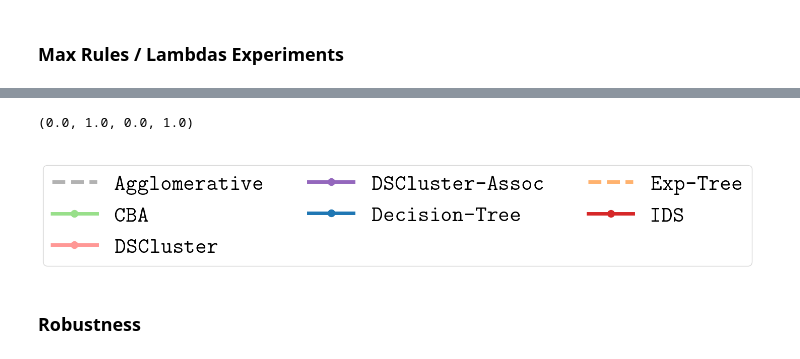
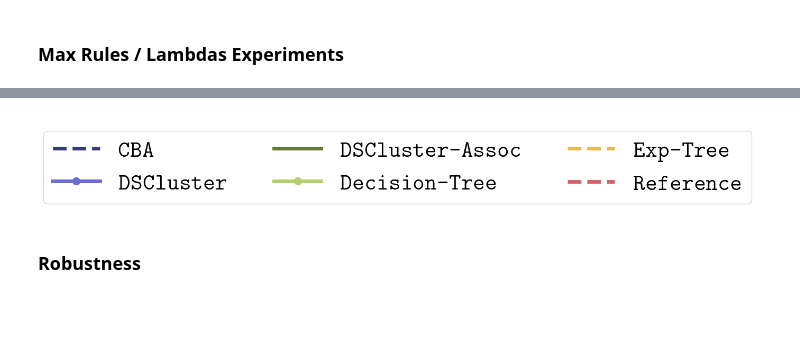
Before and after one commit to kevinqnb/interpretable-clustering, a Jupyter notebook: examples/experiments.ipynb, the cells around one changed output, grey strips where cells are left out. Drawn from its saved outputs; the diff is of its cells as text; code cells hidden in the pictures; blank space fills up the shorter version.

Commit message:
experiment figures

```diff
--- a/examples/experiments.ipynb
+++ b/examples/experiments.ipynb
@@ -88,13 +72,13 @@ are therefore plotted as a part of the `interpretable_measurements.py` and `expl
 files.
 # %%
 # Specify a dataset
-dataset = 'aniso'
+dataset = 'spiral'
 
 # Specify an experiment
 experiment = 'max_rules'
 
 # Specify reference clustering
-ref = 'agglo'
+ref = 'dbscan'
 # %% [markdown]
 ### Max Rules / Lambdas Experiments
 # %%
@@ -102,6 +86,28 @@ ref = 'agglo'
 fname = "../data/experiments/" + dataset + "/" + experiment + "/exp_" + ref + ".csv"
 experiment_df = pd.read_csv(fname, header=[0, 1, 2], index_col=0)
 
+new_columns = []
+for col in experiment_df.columns:
+    feature = col[0]
+    method = col[1]
+    sample = col[2]
+    method_sample = method.split('_')
+    if len(method_sample) > 1:
+        sample = int(method_sample[1])
+    else:
+        sample = 0
+
+    if method_sample[0] in ['KMeans', 'DBSCAN', 'Agglomerative']:
+        method = "Reference"
+    else:
+        method = method_sample[0]
+    new_columns.append((feature, method, sample))
+
+experiment_df.columns = pd.MultiIndex.from_tuples(new_columns, names=['feature', 'method', 'sample'])
+
+# Normalize coverage-mistake-score by reference
+experiment_df['coverage-mistake-score'] /= experiment_df['coverage-mistake-score']['Reference']
+
 # Computes statistics:
 grouped = experiment_df.T.groupby(level = [0,1])
 mean_df = grouped.mean().T
@@ -198,41 +200,40 @@ plt.show()
 fig, ax = plt.subplots(figsize = (6,1))
 
 legend_elements = []
-for method in measurement_mean_df.columns:
+for method in measurement_mean_df.columns.sort_values():
     if measurement_mean_df[method].nunique() == 1:
         legend_elements += [
             mlines.Line2D(
                 [], [],
                 color=color_dict[method],
                 lw=5,
                 linestyle = linestyle_dict[method],
                 label=rf"\texttt{{{method}}}",
-                alpha=0.6
+                alpha=1
             )
         ]
     else:
         legend_elements += [
             mlines.Line2D(
                 [], [],
                 marker = 'o',
                 markersize=10,
                 color=color_dict[method],
                 lw=5,
                 label=rf"\texttt{{{method}}}",
                 alpha=1
             )
         ]
 
 ax.legend(handles=legend_elements, ncol=3)
 ax.axis('off')
 
-#plt.savefig(
-#    "../figures/" + dataset + "/" + experiment + "/" + ref + "/legend.png",
-#    bbox_inches='tight'
-#)
+plt.savefig(
+    "../figures/" + dataset + "/" + experiment + "/" + ref + "/legend.png",
+    bbox_inches='tight'
+)
 # %% [output]
-(0.0, 1.0, 0.0, 1.0)
-[figure, old version]
+[figure, new version]
 # %% [markdown]
 ### Robustness
 # %%
```
Also changed, not shown: parts of 10 cells of this notebook, 38 other files.
